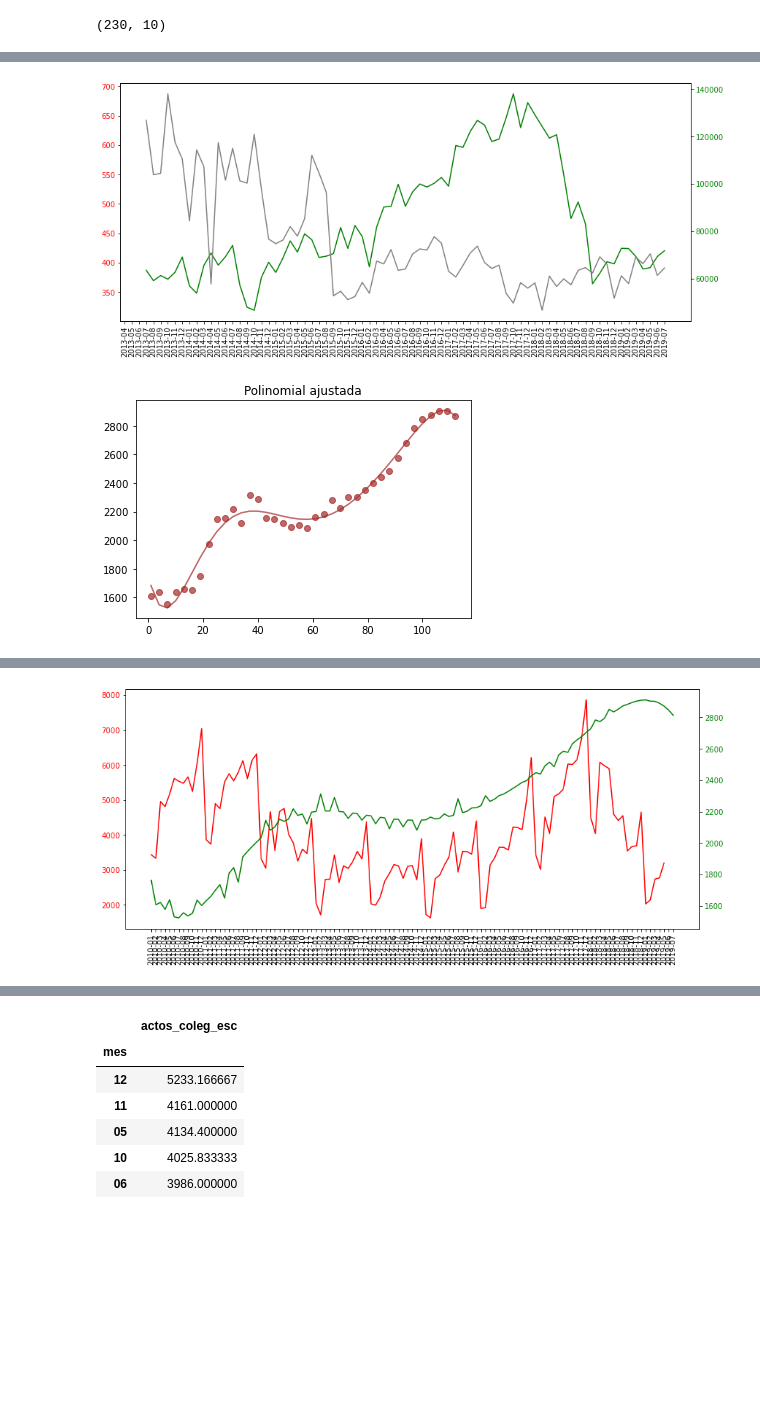
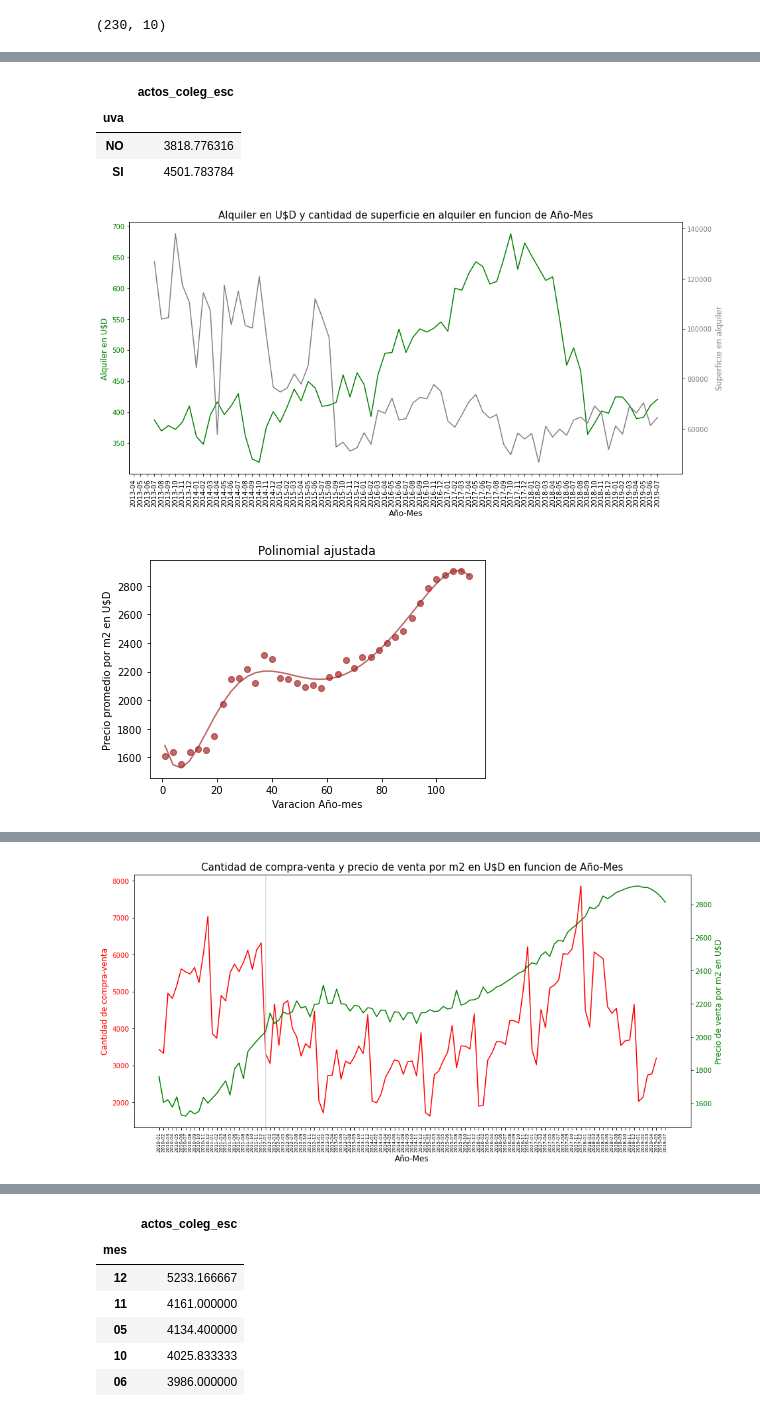
Before and after one commit to pessalucas/Data-Science-UTN-ClusterAI2021, a Jupyter notebook: 02-EDA+FE.ipynb, the cells around one changed output, grey strips where cells are left out. Saved outputs shown, nothing was run; the diff lists cells and outputs as text; code cells hidden in the pictures; blank space fills up the shorter version.

```diff
--- a/02-EDA+FE.ipynb
+++ b/02-EDA+FE.ipynb
@@ -219,0 +201,8 @@ Name: actos_coleg_esc, dtype: float64
+# %%
+# Obtengo las medianas:
+dataset_general.groupby("uva")["actos_coleg_esc"].mean().to_frame()
+# %% [output]
+|  | actos_coleg_esc |
+| uva |  |
+| NO | 3818.776316 |
+| SI | 4501.783784 |
@@ -222,23 +215,26 @@ Name: actos_coleg_esc, dtype: float64
 # %%
-from matplotlib.pyplot import figure
+# Defino fig:
+fig, ax = plt.subplots(figsize=(15,7))
 
-
-fig, ax = plt.subplots(figsize=(14,6))
-
-# El precio en $ del alquiler lo pongo en rojo
+# Precio de alquiler en U$D
 ax.plot(dataset_general["precio_alquiler_dolares"], color='green')
-ax.tick_params(axis='y', labelcolor='red')
+ax.tick_params(axis='y', labelcolor='green')
 
 # Generate a new Axes instance, on the twin-X axes (same position)
 ax2 = ax.twinx()
 
-# El precio del U$D del alquiler lo pongo en verde
+# Superficies en alquiler
 ax2.plot(dataset_general["superficie"], color='gray')
-ax2.tick_params(axis='y', labelcolor='green')
+ax2.tick_params(axis='y', labelcolor='gray')
 
 ax.set_xticklabels(dataset_general.index, rotation = 90)
 
+ax.set_title('Alquiler en U$D y cantidad de superficie en alquiler en funcion de Año-Mes', fontsize=15)
+ax.set_xlabel('Año-Mes', fontsize=12)
+ax.set_ylabel('Alquiler en U$D', color='green', fontsize=12)
+ax2.set_ylabel('Superficie en alquiler', color='gray', fontsize=12)
+
 plt.show()
 # %% [output]
-[figure, old version]
+[figure, new version]
 # %%
@@ -265,9 +263,12 @@ yfit = poly_model.predict(xfit[:, np.newaxis])
 # Graficamos resultante.
 plt.title('Polinomial ajustada')
 plt.scatter(x, y, color='brown', alpha=0.7)
+plt.xlabel('Varacion Año-mes')
+plt.ylabel('Precio promedio por m2 en U$D')
+
 plt.plot(xfit, yfit, color='brown', alpha=0.7);
 # %% [output]
-[figure, old version]
+[figure, new version]
 # %%
 # Defino la funcion utilizada para las predicciones
 def poly_predict(x):
@@ -304,23 +305,29 @@ dataset_general.head(3)
 # %%
-from matplotlib.pyplot import figure
+# Defino fig:
+fig, ax = plt.subplots(figsize=(15,7))
 
-
-fig, ax = plt.subplots(figsize=(14,6))
-
-# El precio en $ del alquiler lo pongo en rojo
+# Cantidad de compra-venta
 ax.plot(dataset_general["actos_coleg_esc"], color='red')
 ax.tick_params(axis='y', labelcolor='red')
 
 # Generate a new Axes instance, on the twin-X axes (same position)
 ax2 = ax.twinx()
 
-# El precio del U$D del alquiler lo pongo en verde
+# Precio de venta por m2 en dolares
 ax2.plot(dataset_general["precio_venta_m2"], color='green')
 ax2.tick_params(axis='y', labelcolor='green')
 
-ax.set_xticklabels(dataset_general.index, rotation = 90)
+ax.set_xticklabels(dataset_general.index, rotation = 90, fontsize = 7)
+
+
+ax.set_title('Cantidad de compra-venta y precio de venta por m2 en U$D en funcion de Año-Mes', fontsize=15)
+ax.set_xlabel('Año-Mes', fontsize=12)
+ax.set_ylabel('Cantidad de compra-venta', color='red', fontsize=12)
+ax2.set_ylabel('Precio de venta por m2 en U$D', color='green', fontsize=12)
+
+ax.axvline("2012-01", 0, 18000, label='pyplot vertical line',color="lightgrey")
 
 plt.show()
 # %% [output]
-[figure, old version]
+[figure, new version]
 # %%
```
Also changed, not shown: parts of 50 cells of this notebook, 5 other files.
